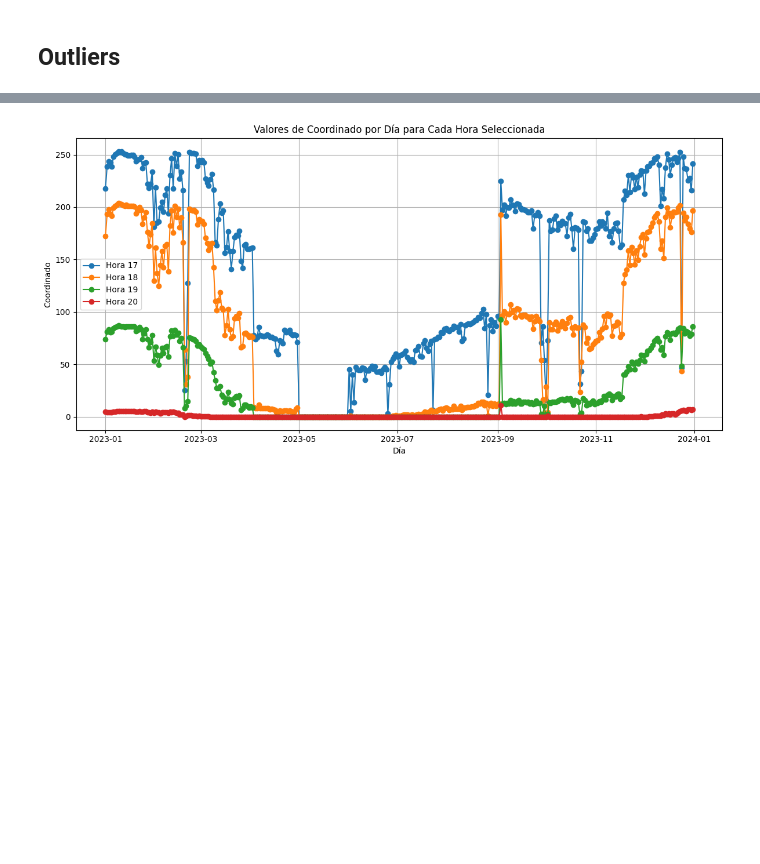
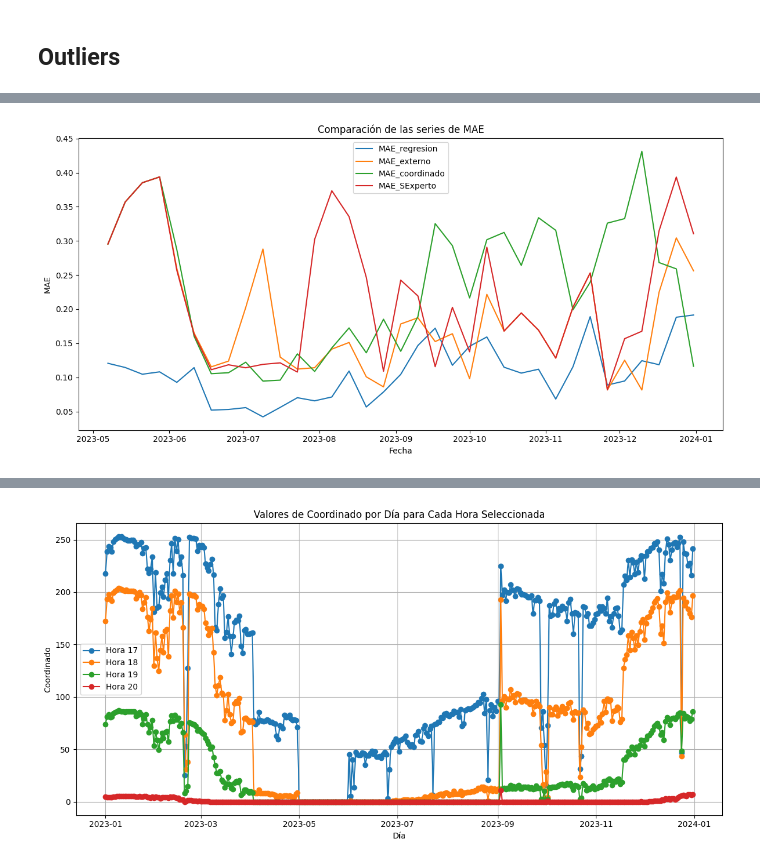
Before and after one commit to Ismael-Rods/Memoria, a Jupyter notebook: regresión _lineal.ipynb, the cells around one changed output, grey strips where cells are left out. Cells and saved outputs as stored; diff of their text form; code cells hidden in the pictures; blank space fills up the shorter version.

```diff
--- a/regresión _lineal.ipynb
+++ b/regresión _lineal.ipynb
@@ -546,0 +599,38 @@ for column in error.columns:
+# %%
+# Agrupar por semana y calcular el MAE semanal para cada tipo de error
+error_semanal = pd.DataFrame()
+
+error_semanal['MAE_regresion'] = (error.resample('W', on='Fecha')['MAE_regresion'].mean() / potencia_maxima)
+error_semanal['RMSE_regresion'] = (error.resample('W', on='Fecha')['RMSE_regresion'].apply(lambda x: np.sqrt(x.mean())) / potencia_maxima)
+
+error_semanal['MAE_externo'] = (error.resample('W', on='Fecha')['MAE_externo'].mean() / potencia_maxima)
+error_semanal['RMSE_externo'] = (error.resample('W', on='Fecha')['RMSE_externo'].apply(lambda x: np.sqrt(x.mean())) / potencia_maxima)
+
+error_semanal['MAE_coordinado'] = (error.resample('W', on='Fecha')['MAE_coordinado'].mean() / potencia_maxima)
+error_semanal['RMSE_coordinado'] = (error.resample('W', on='Fecha')['RMSE_coordinado'].apply(lambda x: np.sqrt(x.mean())) / potencia_maxima)
+
+# Calcular el MAE y RMSE para el Sistema Experto semanalmente
+error['MAE_SExperto'] = np.abs(error['err_SExperto'])
+error['RMSE_SExperto'] = error['err_SExperto'] ** 2
+error_semanal['MAE_SExperto'] = (error.resample('W', on='Fecha')['MAE_SExperto'].mean() / potencia_maxima)
+error_semanal['RMSE_SExperto'] = (error.resample('W', on='Fecha')['RMSE_SExperto'].apply(lambda x: np.sqrt(x.mean())) / potencia_maxima)
+
+# Asegúrate de que 'potencia_maxima' es un escalar si es constante para todo el período o una serie con índices de fecha si varía a lo largo del tiempo.
+# Si 'potencia_maxima' varía, deberías hacer un resample de esa serie también y usar el valor semanal correspondiente para cada cálculo.
+# %%
+
+# Graficar las distintas series de MAE
+plt.figure(figsize=(12, 6))
+# Asumiendo que las columnas de MAE terminan con 'MAE'
+for column in error_semanal.columns:
+    if column.startswith('MAE'):
+        plt.plot(error_semanal.index, error_semanal[column], label=column)
+
+plt.title('Comparación de las series de MAE')
+plt.xlabel('Fecha')
+plt.ylabel('MAE')
+plt.legend()
+plt.tight_layout()
+plt.show()
+# %% [output]
+[figure, added]
```
Also changed, not shown: parts of 37 cells of this notebook.
